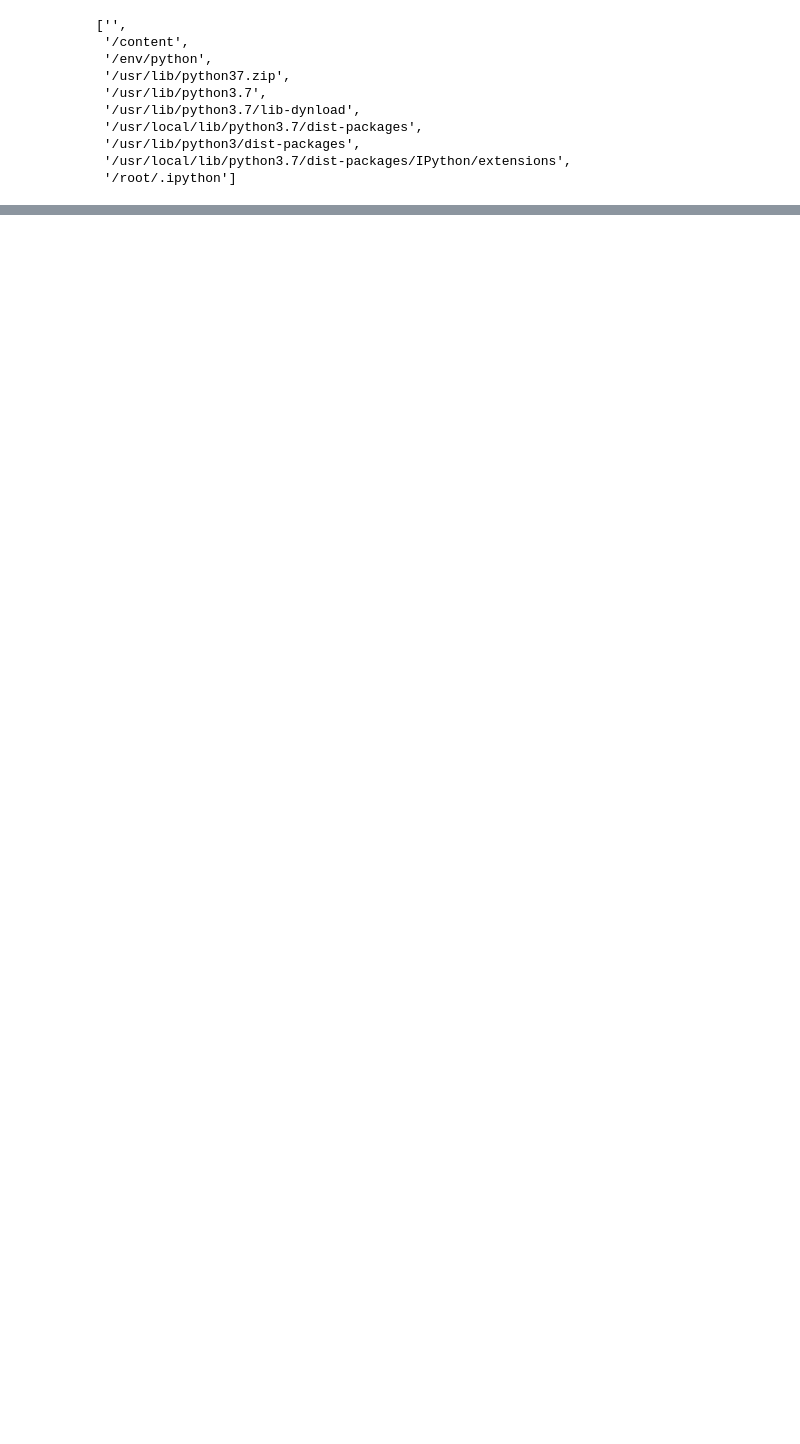
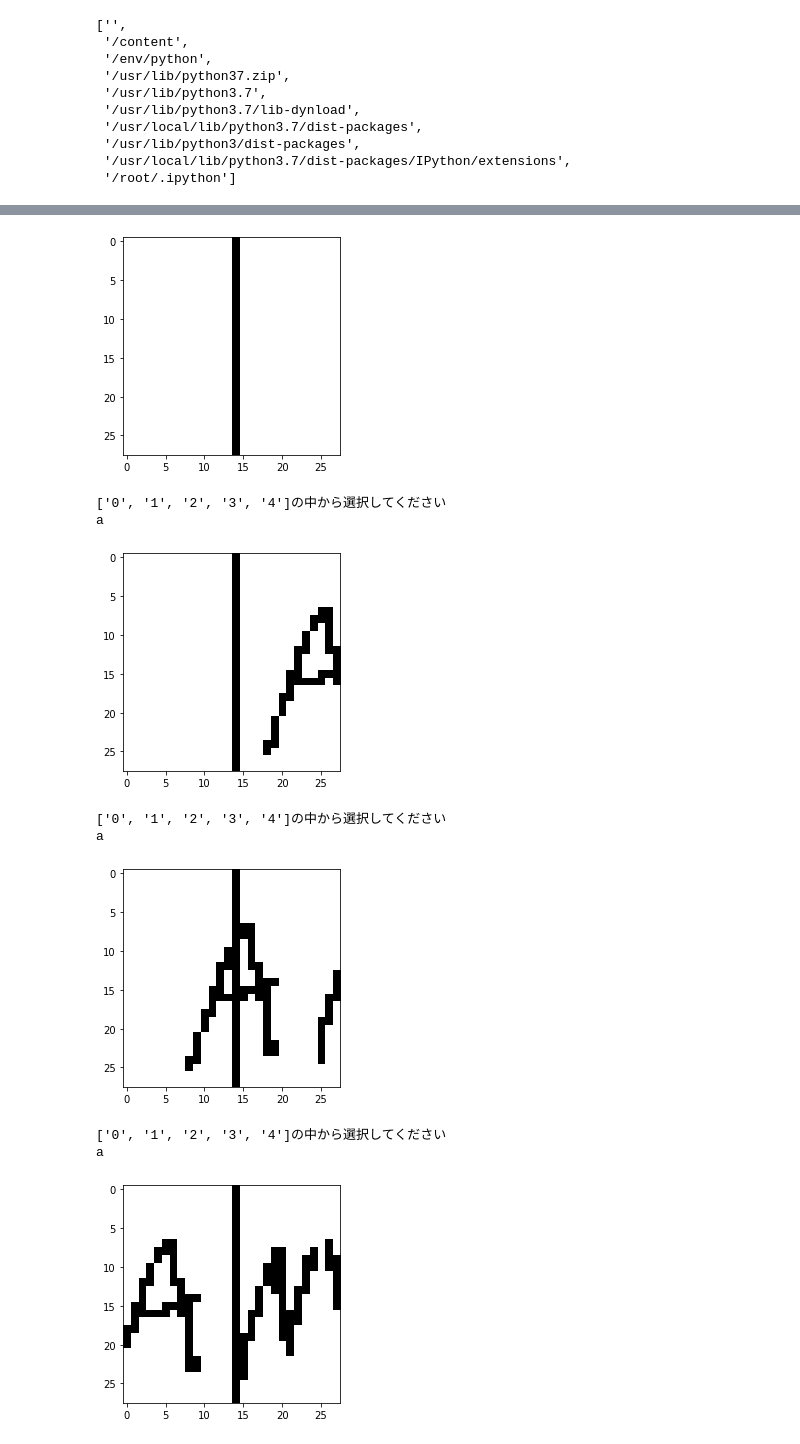
Before and after one commit to yuki-a12y/DS-course-calendar-data-analytics, a Jupyter notebook: notebook/データ作成.ipynb, the cells around one changed output, grey strips where cells are left out. Cells and saved outputs as stored; diff of their text form; code cells hidden in the pictures; blank space fills up the shorter version.

```diff
--- a/notebook/データ作成.ipynb
+++ b/notebook/データ作成.ipynb
@@ -65,0 +67,13 @@ label_file_num_dict
+# %%
+create_data.generate_data_by_manual(convert_img)
+# %% [output]
+[figure, added]
+['0', '1', '2', '3', '4']の中から選択してください
+a
+[figure, added]
+['0', '1', '2', '3', '4']の中から選択してください
+a
+[figure, added]
+['0', '1', '2', '3', '4']の中から選択してください
+a
+[figure, added]
```
Also changed, not shown: parts of 14 cells of this notebook, 3 other files.
